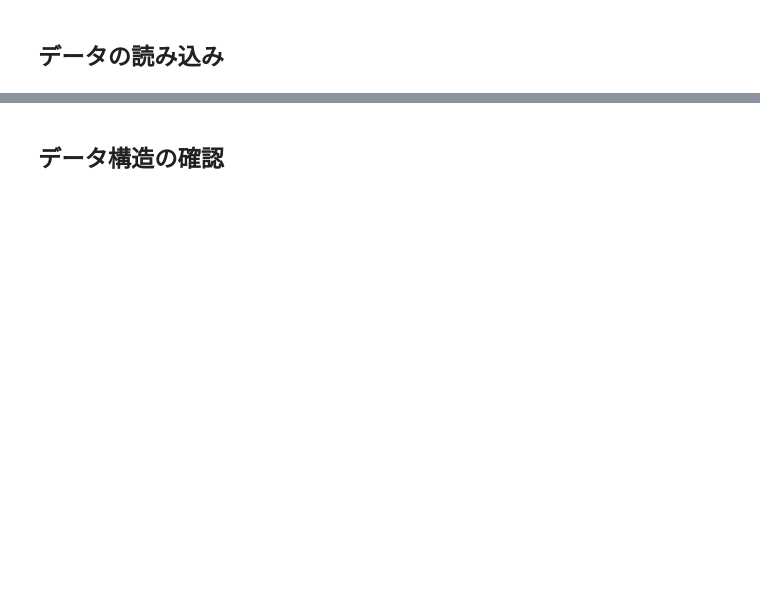
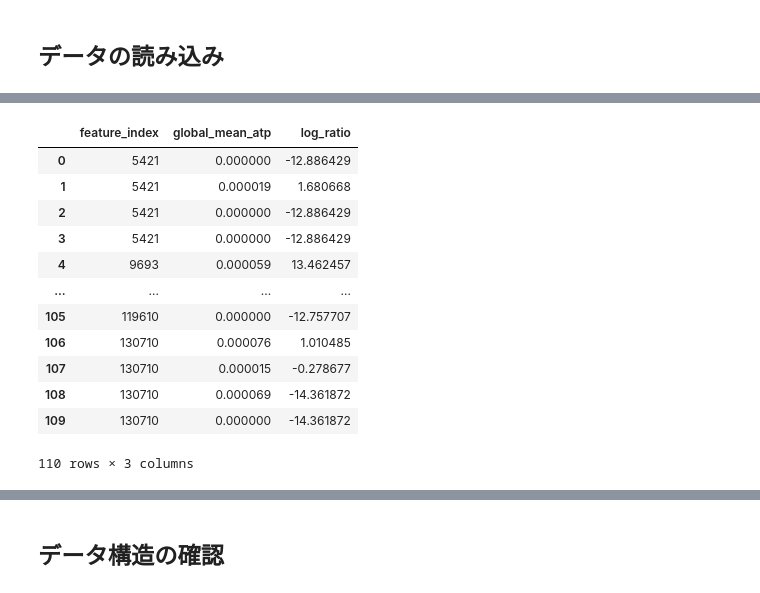
Before and after one commit to Itsuki966/sae_shap, a Jupyter notebook: attribution_patching_analysis.ipynb, the cells around one changed output, grey strips where cells are left out. Cells and saved outputs as stored; diff of their text form; code cells hidden in the pictures; blank space fills up the shorter version.

```diff
--- a/attribution_patching_analysis.ipynb
+++ b/attribution_patching_analysis.ipynb
@@ -5,13 +5,12 @@ import pandas as pd
 # %% [markdown]
 ## データの読み込み
 # %%
-apt_path = "atp_calculated_results/atp_results_gemma-2-9b-it_20251201_095948.json"
-like_metrics_path = "results/selection_results_per_template/layer31_all_features/all_features_I really like_20251220_135649.csv"
-dislike_metrics_path = "results/selection_results_per_template/layer31_all_features/all_features_I really dislike_20251220_135649.csv"
-write_metrics_path = "results/selection_results_per_template/layer31_all_features/all_features_I wrote_20251220_135649.csv"
-not_write_metrics_path = "results/selection_results_per_template/layer31_all_features/all_features_I did not write_20251220_135649.csv"
-select_path = "results/selection_results_per_template/log-ratio>1_min-atp>0_layer9/layer9_merged_intervention_candidates_20251217_124349.csv"
-
+apt_path = "atp_calculated_results/atp_results_gemma-2-9b-it_layer31_20251222_034509.json"
+like_metrics_path = "results/selection_results_per_template/log-ratio>1_min-atp>0_layer31_sample250/all_features_I really like_20251222_151758.csv"
+dislike_metrics_path = "results/selection_results_per_template/log-ratio>1_min-atp>0_layer31_sample250/all_features_I really dislike_20251222_151758.csv"
+write_metrics_path = "results/selection_results_per_template/log-ratio>1_min-atp>0_layer31_sample250/all_features_I wrote_20251222_151758.csv"
+not_write_metrics_path = "results/selection_results_per_template/log-ratio>1_min-atp>0_layer31_sample250/all_features_I did not write_20251222_151758.csv"
+select_path = "results/selection_results_per_template/log-ratio>1_min-atp>0_layer31_sample250/layer31_sample250_merged_intervention_candidates_20251222_151758.csv"
 with open(apt_path, "r") as f:
     data_apt = json.load(f)
 
@@ -31,0 +83,5 @@ data_metrics.head()
+# %%
+# layer20_select
+# data_selectとdata_metricsをマージして、選定された特徴の詳細情報を取得
+selected_features = pd.merge(data_select, data_metrics[["feature_index", "global_mean_atp", "log_ratio"]], on="feature_index", how="left")
+selected_features[["global_mean_atp", "log_ratio"]].describe()
@@ -31,0 +98,16 @@ data_metrics.head()
+# %%
+selected_features
+# %% [output]
+|  | feature_index | global_mean_atp | log_ratio |
+| 0 | 5421 | 0.000000 | -12.886429 |
+| 1 | 5421 | 0.000019 | 1.680668 |
+| 2 | 5421 | 0.000000 | -12.886429 |
+| 3 | 5421 | 0.000000 | -12.886429 |
+| 4 | 9693 | 0.000059 | 13.462457 |
+| ... | ... | ... | ... |
+| 105 | 119610 | 0.000000 | -12.757707 |
+| 106 | 130710 | 0.000076 | 1.010485 |
+| 107 | 130710 | 0.000015 | -0.278677 |
+| 108 | 130710 | 0.000069 | -14.361872 |
+| 109 | 130710 | 0.000000 | -14.361872 |
+110 rows × 3 columns
```
Also changed, not shown: parts of 22 cells of this notebook.
